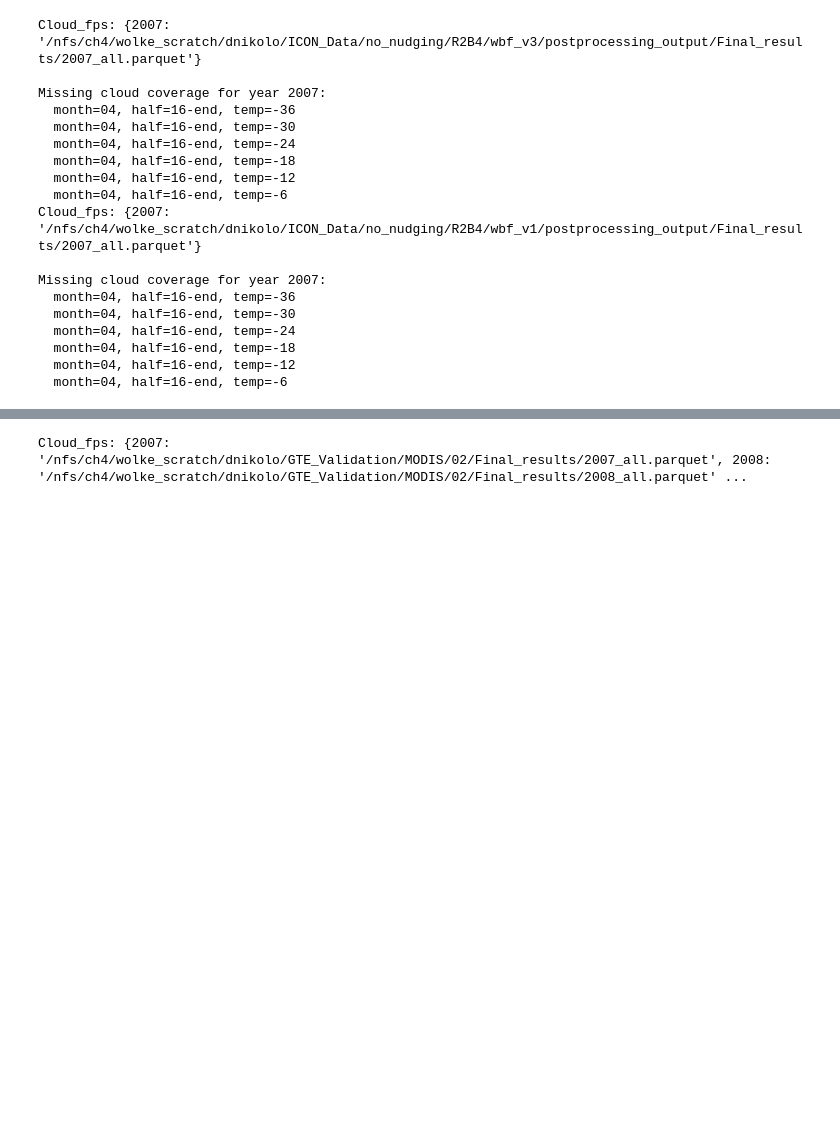
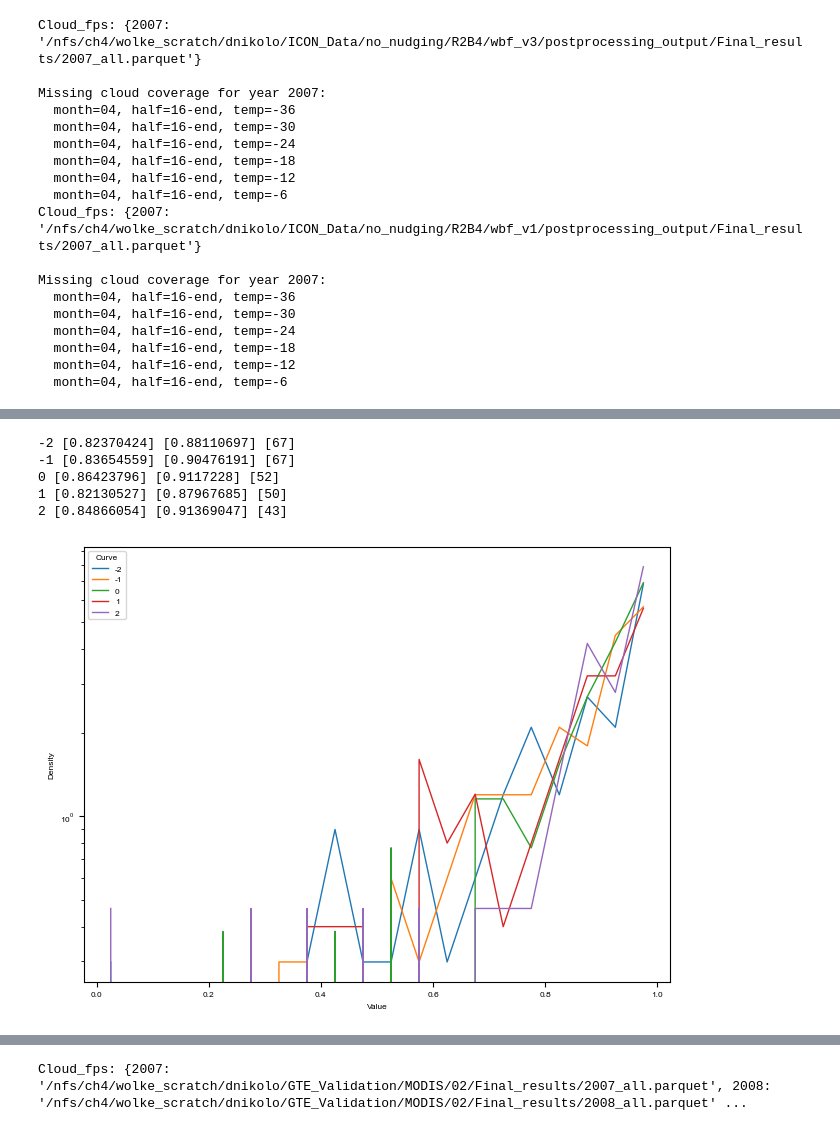
Before and after one commit to DragomirNikolov/MSGI, a Jupyter notebook: plotting/Publication_figures/Multisatellite_IF.ipynb, the cells around one changed output, grey strips where cells are left out. Saved outputs shown, nothing was run; the diff lists cells and outputs as text; code cells hidden in the pictures; blank space fills up the shorter version.

```diff
--- a/plotting/Publication_figures/Multisatellite_IF.ipynb
+++ b/plotting/Publication_figures/Multisatellite_IF.ipynb
@@ -437,2 +107,3 @@ bulk_data_df_split["val_seviri_coincidence"] = bulk_data_df_split.apply(_check_v
 # %%
-# bulk_data_df_split = pd.read_parquet("/wolke_scratch/dnikolo/MSGI/plotting/Bulk/bulk_data_filtered.parquet")
+bulk_data_colocated= pd.read_parquet("/wolke_scratch/dnikolo/MSGI/plotting/Publication_figures/data/observations/bulk_data_colocated.parquet")
+bulk_data_filtered = pd.read_parquet("/wolke_scratch/dnikolo/MSGI/plotting/Publication_figures/data/observations/bulk_data_filtered.parquet")
@@ -440,0 +192,42 @@ df_glac_dd = bulk_data_df_split[bulk_data_df_split["val_seviri_coincidence"]]
+# %%
+print_prepeak_stats(df_glac_dd)
+# %% [output]
+-2 [0.82370424] [0.88110697] [67]
+-1 [0.83654559] [0.90476191] [67]
+0 [0.86423796] [0.9117228] [52]
+1 [0.82130527] [0.87967685] [50]
+2 [0.84866054] [0.91369047] [43]
+# %%
+
+import numpy as np
+import matplotlib.pyplot as plt
+
+def plot_prepeak_stats(df):
+    bins = np.linspace(0, 1, 21)
+    centers = (bins[:-1] + bins[1:]) / 2
+
+    for i in range(2, -3, -1):
+        values = df.loc[
+            df.rel_ind.between(-3, 3),
+            f"val_{i}_prepeak_if"
+        ].dropna()
+
+        density, _ = np.histogram(values, bins=bins, density=True)
+
+        plt.plot(
+            centers,
+            density,
+            linewidth=1,
+            label=str(-i),
+        )
+
+    plt.yscale("log")
+    plt.xlabel("Value")
+    plt.ylabel("Density")
+    plt.legend(title="Curve")
+    plt.tight_layout()
+    plt.show()
+# %%
+plot_prepeak_stats(df_glac_dd)
+# %% [output]
+[figure, added]
```
Also changed, not shown: parts of 28 cells of this notebook, 10 other files.
